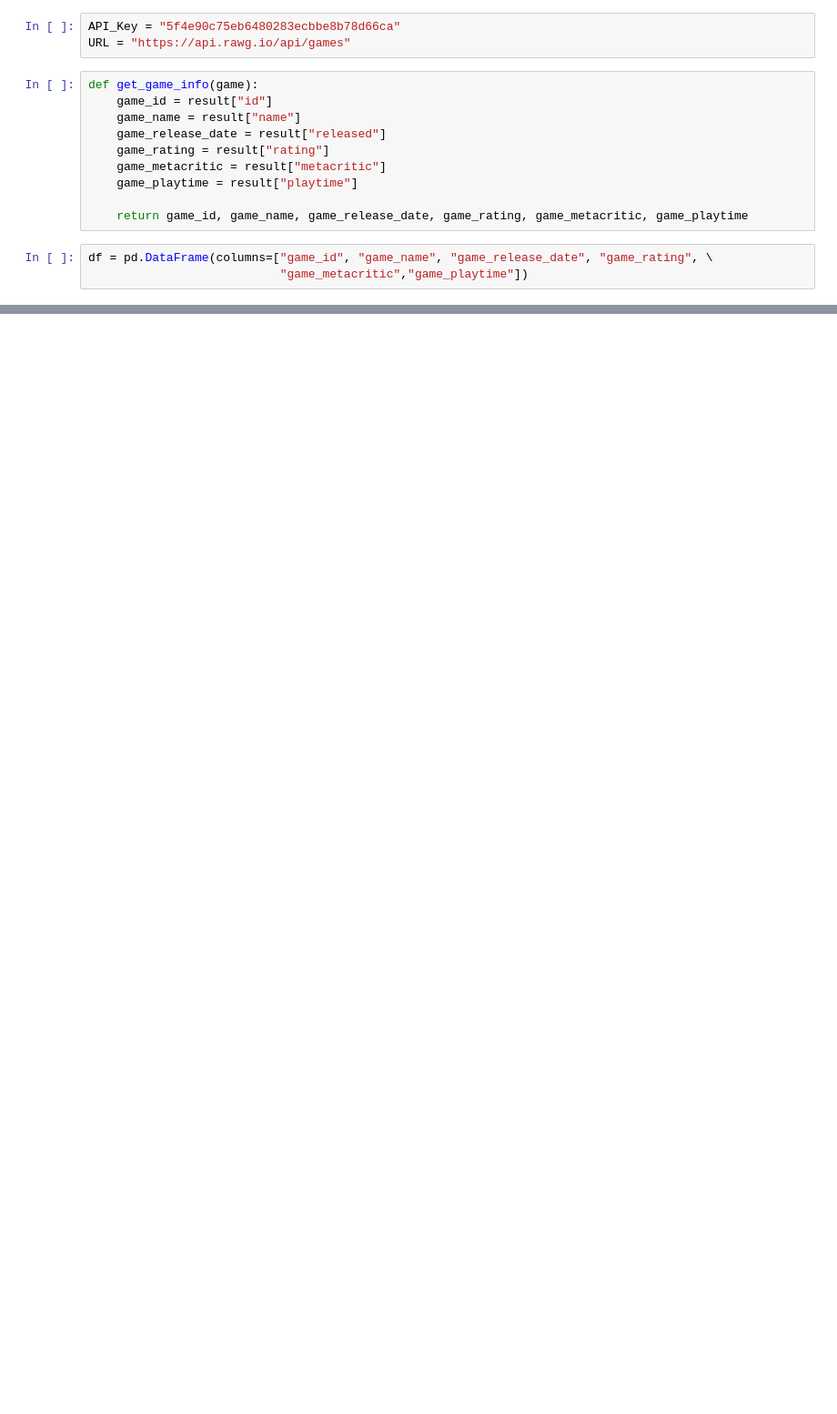
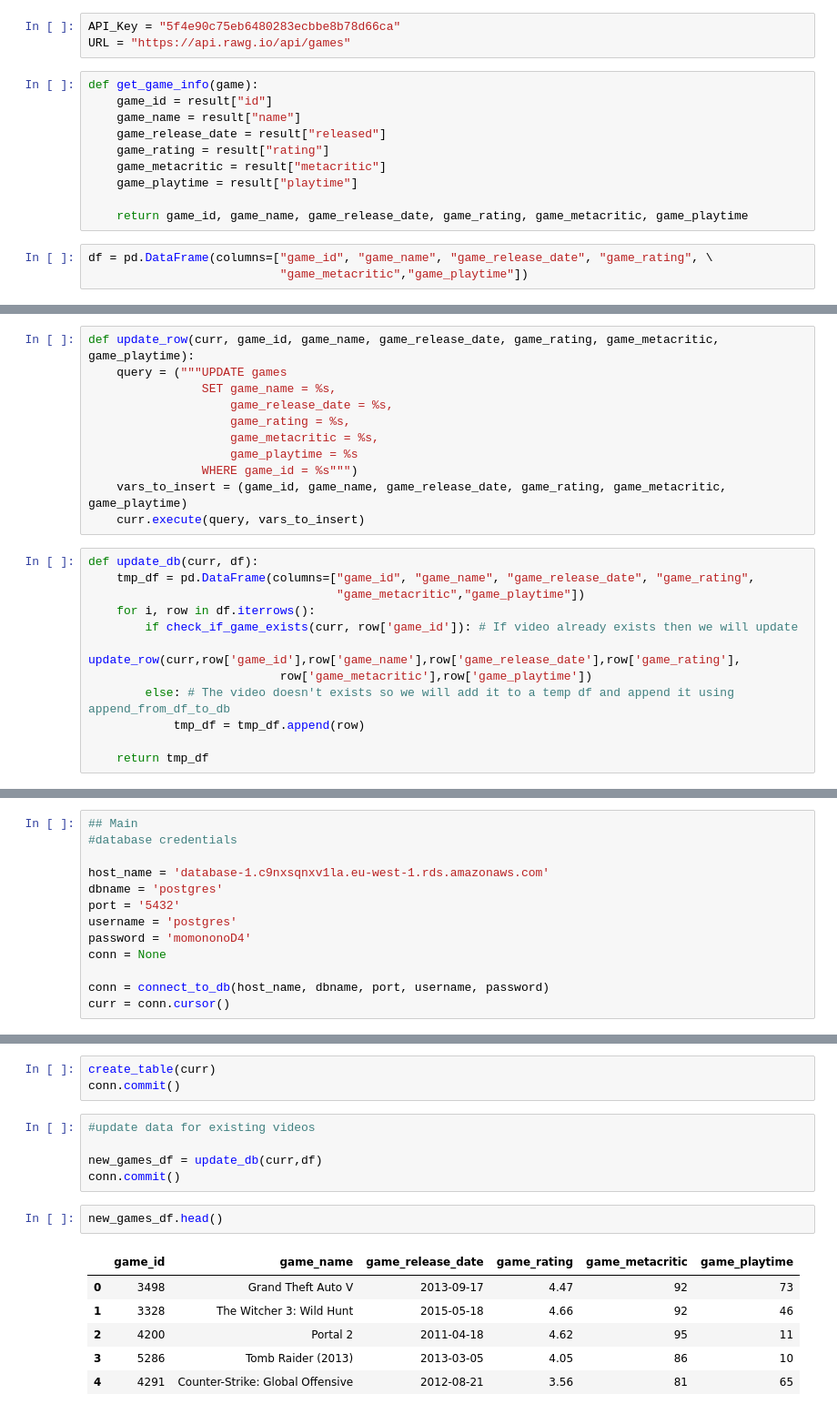
Before and after one commit to SeanGormann/RAWG_API_Call, a Jupyter notebook: RAWG_API_Call.ipynb, the cells around one changed output, grey strips where cells are left out. Shown at 91% size. Cells and saved outputs as stored; diff of their text form; blank space fills up the shorter version.

```diff
--- a/RAWG_API_Call.ipynb
+++ b/RAWG_API_Call.ipynb
@@ -52,0 +137,23 @@ df
+# %%
+def update_row(curr, game_id, game_name, game_release_date, game_rating, game_metacritic, game_playtime):
+    query = ("""UPDATE games
+                SET game_name = %s,
+                    game_release_date = %s,
+                    game_rating = %s,
+                    game_metacritic = %s,
+                    game_playtime = %s
+                WHERE game_id = %s""")
+    vars_to_insert = (game_id, game_name, game_release_date, game_rating, game_metacritic, game_playtime)
+    curr.execute(query, vars_to_insert)
+# %%
+def update_db(curr, df):
+    tmp_df = pd.DataFrame(columns=["game_id", "game_name", "game_release_date", "game_rating",
+                                   "game_metacritic","game_playtime"])
+    for i, row in df.iterrows():
+        if check_if_game_exists(curr, row['game_id']): # If video already exists then we will update
+            update_row(curr,row['game_id'],row['game_name'],row['game_release_date'],row['game_rating'],
+                           row['game_metacritic'],row['game_playtime'])
+        else: # The video doesn't exists so we will add it to a temp df and append it using append_from_df_to_db
+            tmp_df = tmp_df.append(row)
+
+    return tmp_df
@@ -52,0 +184,13 @@ df
+# %%
+## Main
+#database credentials
+
+host_name = 'database-1.c9nxsqnxv1la.eu-west-1.rds.amazonaws.com'
+dbname = 'postgres'
+port = '5432'
+username = 'postgres'
+password = 'momononoD4'
+conn = None
+
+conn = connect_to_db(host_name, dbname, port, username, password)
+curr = conn.cursor()
@@ -52,0 +202,17 @@ df
+# %%
+create_table(curr)
+conn.commit()
+# %%
+#update data for existing videos
+
+new_games_df = update_db(curr,df)
+conn.commit()
+# %%
+new_games_df.head()
+# %% [output]
+|  | game_id | game_name | game_release_date | game_rating | game_metacritic | game_playtime |
+| 0 | 3498 | Grand Theft Auto V | 2013-09-17 | 4.47 | 92 | 73 |
+| 1 | 3328 | The Witcher 3: Wild Hunt | 2015-05-18 | 4.66 | 92 | 46 |
+| 2 | 4200 | Portal 2 | 2011-04-18 | 4.62 | 95 | 11 |
+| 3 | 5286 | Tomb Raider (2013) | 2013-03-05 | 4.05 | 86 | 10 |
+| 4 | 4291 | Counter-Strike: Global Offensive | 2012-08-21 | 3.56 | 81 | 65 |
```
Also changed, not shown: parts of 28 cells of this notebook.
